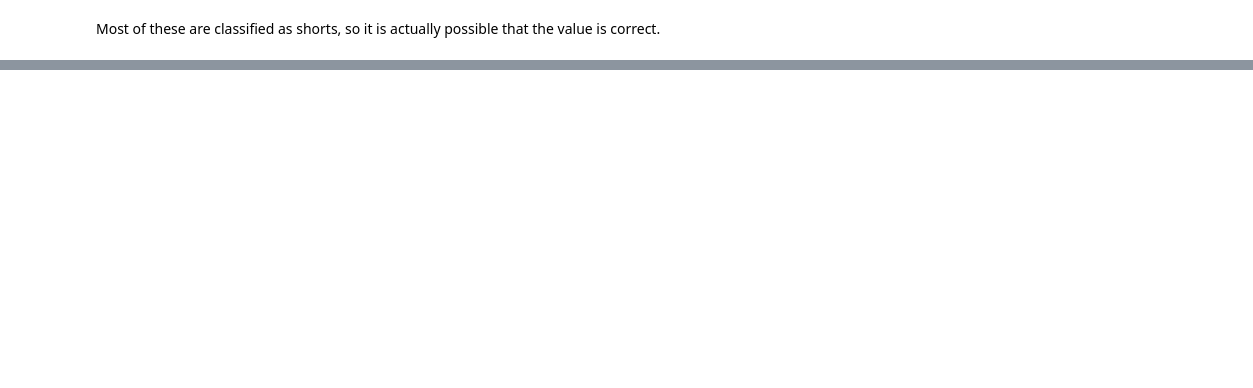
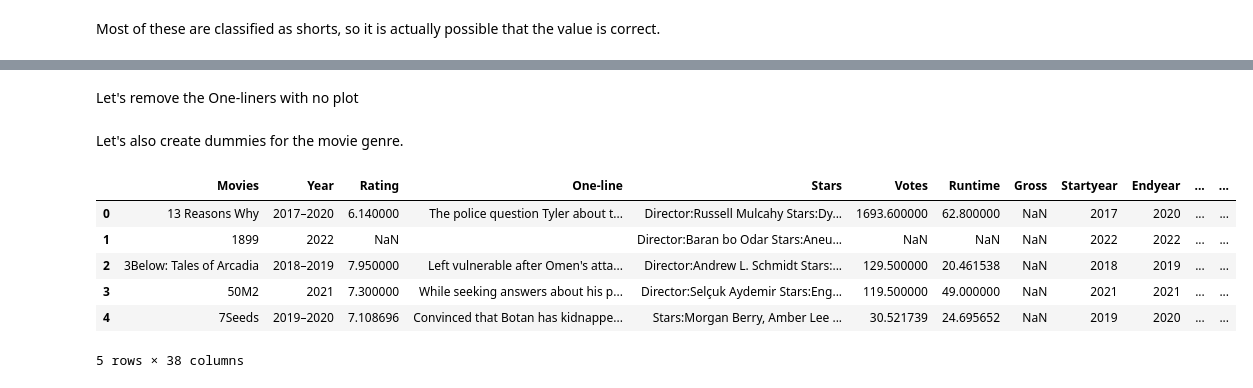
Before and after one commit to hugotorres22/data-analysis, a Jupyter notebook: IMDB-Scraping/imdb_scraping_data_analysis.ipynb, the cells around one changed output, grey strips where cells are left out. Saved outputs shown, nothing was run; the diff lists cells and outputs as text; code cells hidden in the pictures; blank space fills up the shorter version.

Commit message:
Dummies and exporting

```diff
--- a/IMDB-Scraping/imdb_scraping_data_analysis.ipynb
+++ b/IMDB-Scraping/imdb_scraping_data_analysis.ipynb
@@ -365,0 +366,2 @@ movies_raw_dataset.head()
+# %%
+movies_raw_dataset['Director'] = movies_raw_dataset['Stars'].apply(lambda x: x[x.find('Director:')+9:x.find('Stars:')].strip())
@@ -365,0 +391,24 @@ movies_raw_dataset.head()
+# %% [markdown]
+Let's remove the One-liners with no plot
+# %%
+movies_raw_dataset['One-line'] = movies_raw_dataset['One-line'].str.replace('Add a Plot','')
+# %% [markdown]
+Let's also create dummies for the movie genre.
+# %%
+movies_raw_dataset['Genre'] = movies_raw_dataset['Genre'].str.replace(' ','')
+genre_dummies = movies_raw_dataset['Genre'].str.get_dummies(',')
+
+movies_dataset = pd.concat([movies_raw_dataset, genre_dummies], axis=1)
+movies_dataset.drop('Genre', axis=1, inplace=True)
+# %%
+movies_dataset.drop('Genre', axis=1, inplace=True)
+# %%
+movies_dataset.head()
+# %% [output]
+|  | Movies | Year | Rating | One-line | Stars | Votes | Runtime | Gross | Startyear | Endyear | ... | ... |
+| 0 | 13 Reasons Why | 2017–2020 | 6.140000 | The police question Tyler about t... | Director:Russell Mulcahy Stars:Dy... | 1693.600000 | 62.800000 | NaN | 2017 | 2020 | ... | ... |
+| 1 | 1899 | 2022 | NaN |  | Director:Baran bo Odar Stars:Aneu... | NaN | NaN | NaN | 2022 | 2022 | ... | ... |
+| 2 | 3Below: Tales of Arcadia | 2018–2019 | 7.950000 | Left vulnerable after Omen's atta... | Director:Andrew L. Schmidt Stars:... | 129.500000 | 20.461538 | NaN | 2018 | 2019 | ... | ... |
+| 3 | 50M2 | 2021 | 7.300000 | While seeking answers about his p... | Director:Selçuk Aydemir Stars:Eng... | 119.500000 | 49.000000 | NaN | 2021 | 2021 | ... | ... |
+| 4 | 7Seeds | 2019–2020 | 7.108696 | Convinced that Botan has kidnappe... | Stars:Morgan Berry, Amber Lee ... | 30.521739 | 24.695652 | NaN | 2019 | 2020 | ... | ... |
+5 rows × 38 columns
```
Also changed, not shown: parts of 12 cells of this notebook.
